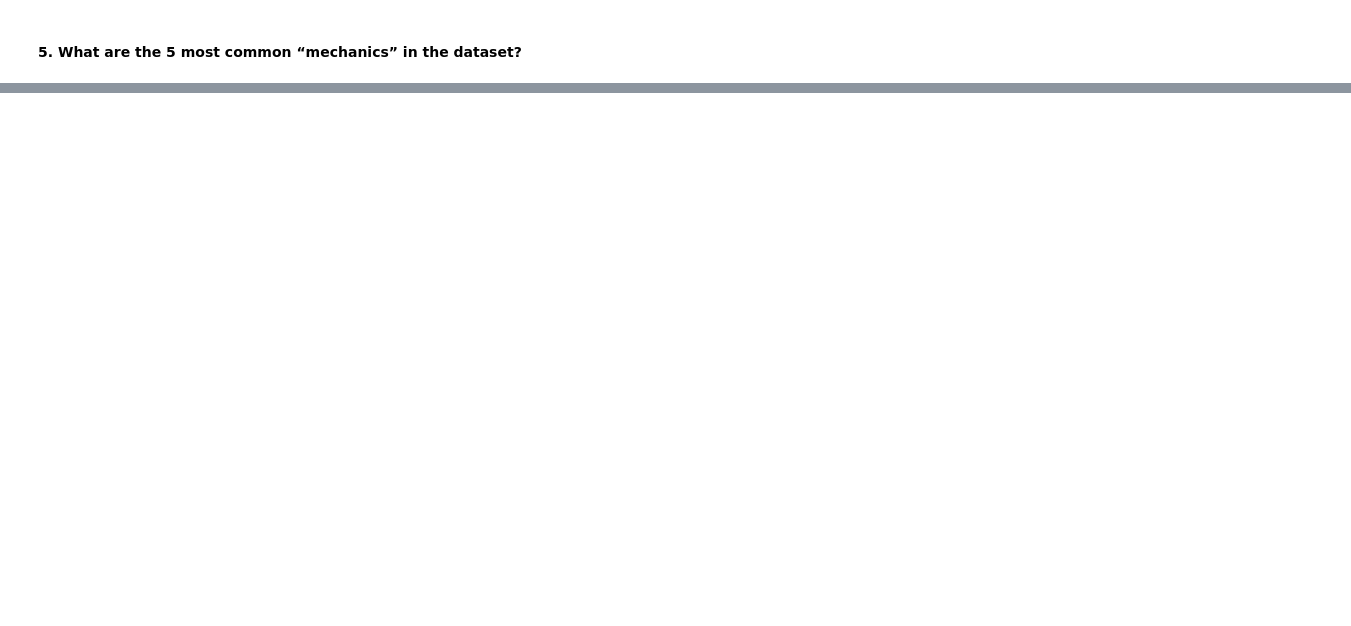
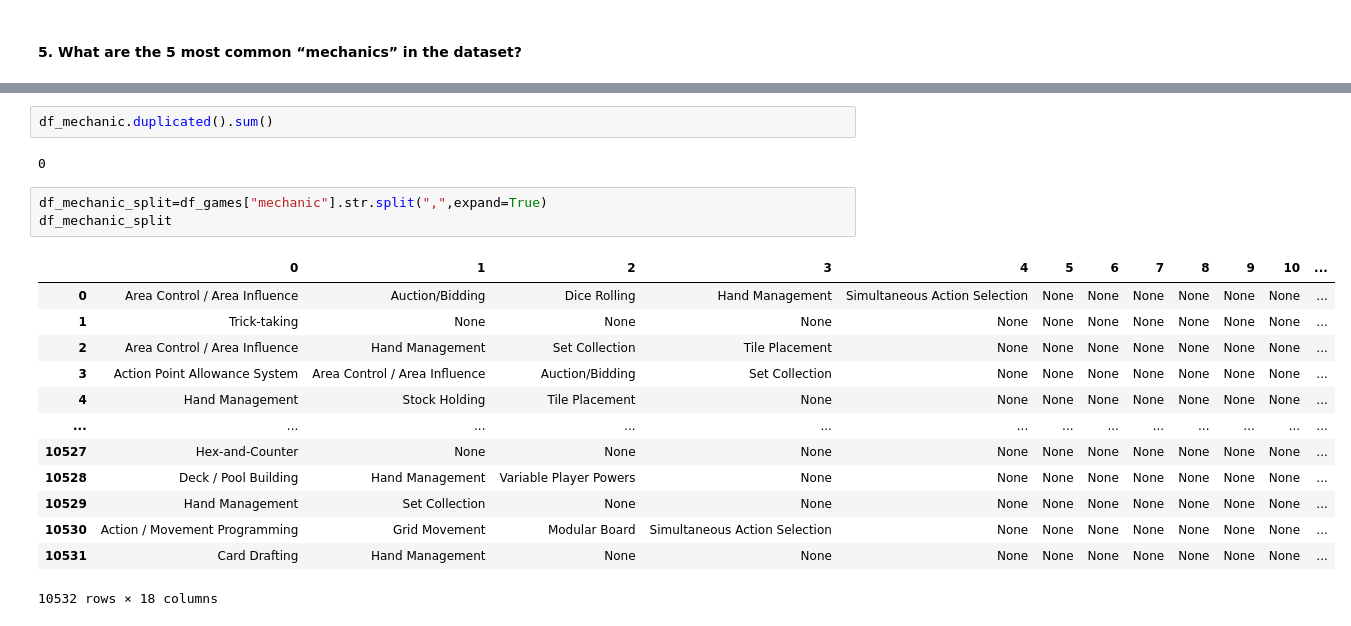
Before and after one commit to ayllinBukovic/AyllinBukovic_DVisHDip_CA1, a Jupyter notebook: AyllinBukovic_DVisHDip_CA1.ipynb, the cells around one changed output, grey strips where cells are left out. Drawn from its saved outputs; the diff is of its cells as text; blank space fills up the shorter version.

```diff
--- a/AyllinBukovic_DVisHDip_CA1.ipynb
+++ b/AyllinBukovic_DVisHDip_CA1.ipynb
@@ -489,0 +537,21 @@ plt.title("Old games median vs New games median");
+# %%
+df_mechanic.duplicated().sum()
+# %% [output]
+0
+# %%
+df_mechanic_split=df_games["mechanic"].str.split(",",expand=True)
+df_mechanic_split
+# %% [output]
+|  | 0 | 1 | 2 | 3 | 4 | 5 | 6 | 7 | 8 | 9 | 10 | ... |
+| 0 | Area Control / Area Influence | Auction/Bidding | Dice Rolling | Hand Management | Simultaneous Action Selection | None | None | None | None | None | None | ... |
+| 1 | Trick-taking | None | None | None | None | None | None | None | None | None | None | ... |
+| 2 | Area Control / Area Influence | Hand Management | Set Collection | Tile Placement | None | None | None | None | None | None | None | ... |
+| 3 | Action Point Allowance System | Area Control / Area Influence | Auction/Bidding | Set Collection | None | None | None | None | None | None | None | ... |
+| 4 | Hand Management | Stock Holding | Tile Placement | None | None | None | None | None | None | None | None | ... |
+| ... | ... | ... | ... | ... | ... | ... | ... | ... | ... | ... | ... | ... |
+| 10527 | Hex-and-Counter | None | None | None | None | None | None | None | None | None | None | ... |
+| 10528 | Deck / Pool Building | Hand Management | Variable Player Powers | None | None | None | None | None | None | None | None | ... |
+| 10529 | Hand Management | Set Collection | None | None | None | None | None | None | None | None | None | ... |
+| 10530 | Action / Movement Programming | Grid Movement | Modular Board | Simultaneous Action Selection | None | None | None | None | None | None | None | ... |
+| 10531 | Card Drafting | Hand Management | None | None | None | None | None | None | None | None | None | ... |
+10532 rows × 18 columns
```
Also changed, not shown: parts of 49 cells of this notebook.
